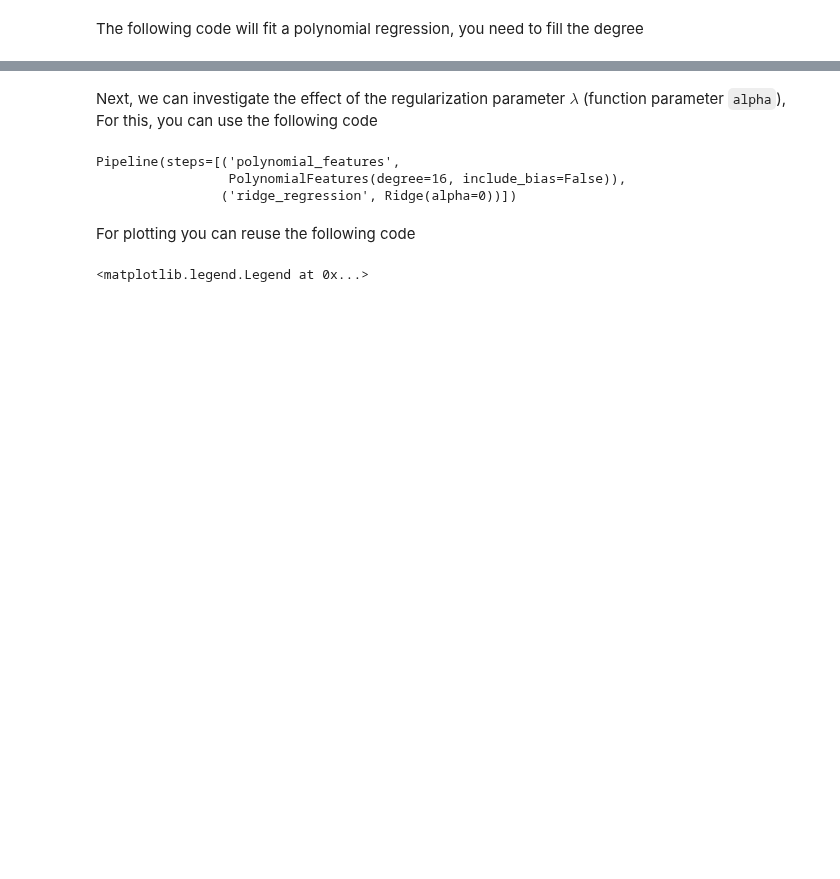
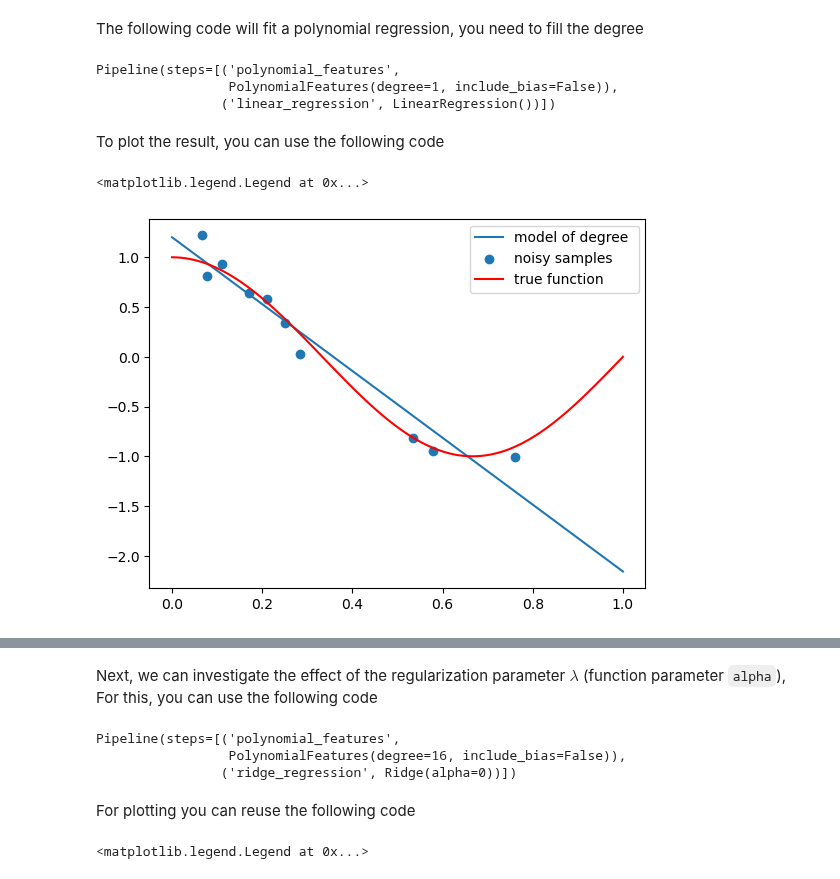
Before and after one commit to SerenaBouChaaya/modeling-lab-block-2-assignment-1, a Jupyter notebook: GroupC_Block3_assignment1/GroupC_Block3_assignemnt1.ipynb, the cells around one changed output, grey strips where cells are left out. Drawn from its saved outputs; the diff is of its cells as text; code cells hidden in the pictures; blank space fills up the shorter version.

```diff
--- a/GroupC_Block3_assignment1/GroupC_Block3_assignemnt1.ipynb
+++ b/GroupC_Block3_assignment1/GroupC_Block3_assignemnt1.ipynb
@@ -1123,5 +1121,26 @@ plt.legend()
 # %% [markdown]
 The following code will fit a polynomial regression, you need to fill the degree
+# %%
+polynomial_features = PolynomialFeatures(degree=1,  # ← change to 2 then 16 and re-run
+                                         include_bias=False)
+linear_regression = LinearRegression()
+pipeline = Pipeline([("polynomial_features", polynomial_features),
+                     ("linear_regression", linear_regression)])
+pipeline.fit(X[:, np.newaxis], y)
+# %% [output]
+Pipeline(steps=[('polynomial_features',
+                 PolynomialFeatures(degree=1, include_bias=False)),
+                ('linear_regression', LinearRegression())])
+# %% [markdown]
+To plot the result, you can use the following code
+# %%
+plt.plot(X_test, pipeline.predict(X_test[:, np.newaxis]), label="model of degree ")
+plt.scatter(X, y, label='noisy samples')
+plt.plot(X_test, true_function(X_test), c='r', label='true function')
+plt.legend()
+# %% [output]
+<matplotlib.legend.Legend at 0x...>
+[figure, added]
 # %%
 polynomial_features = PolynomialFeatures(degree=2,  # ← change to 2 then 16 and re-run
                                          include_bias=False)
```
Also changed, not shown: parts of 13 cells of this notebook.
